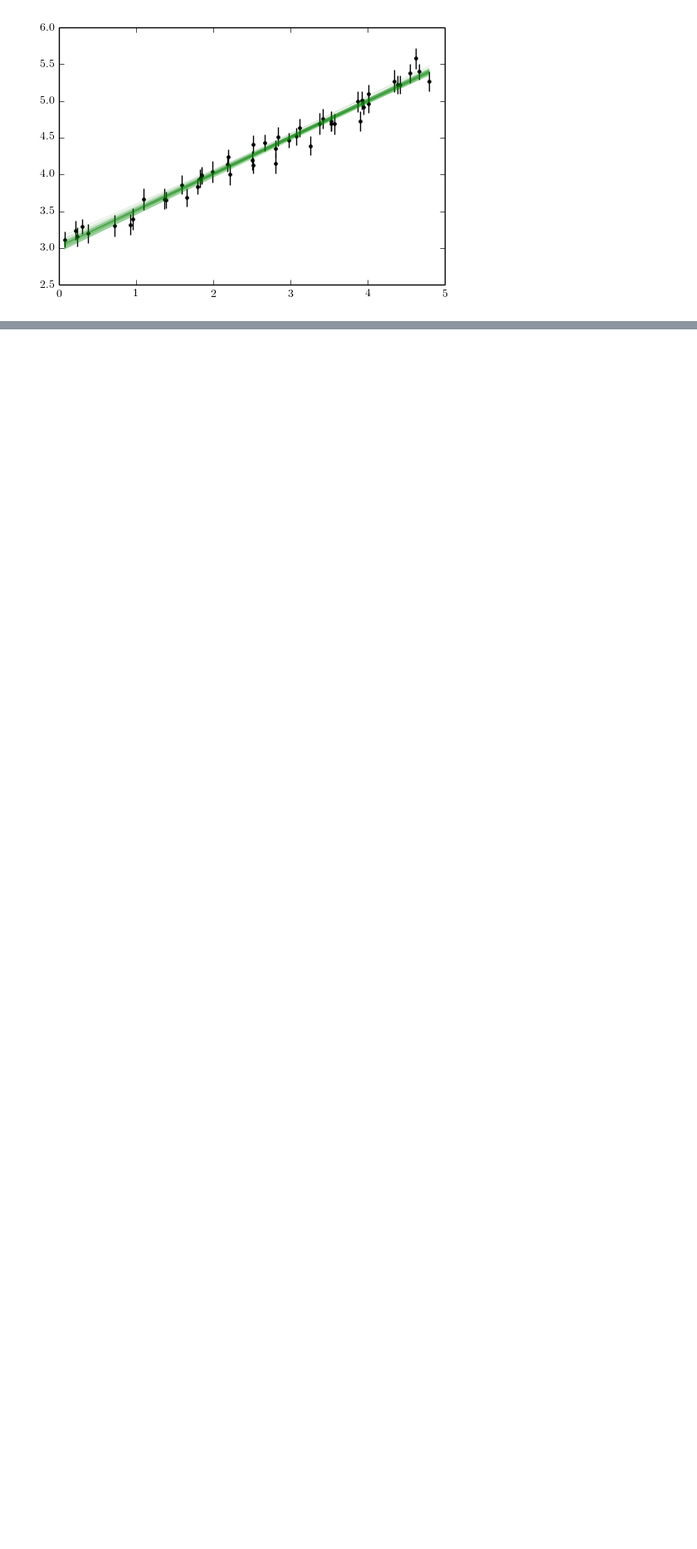
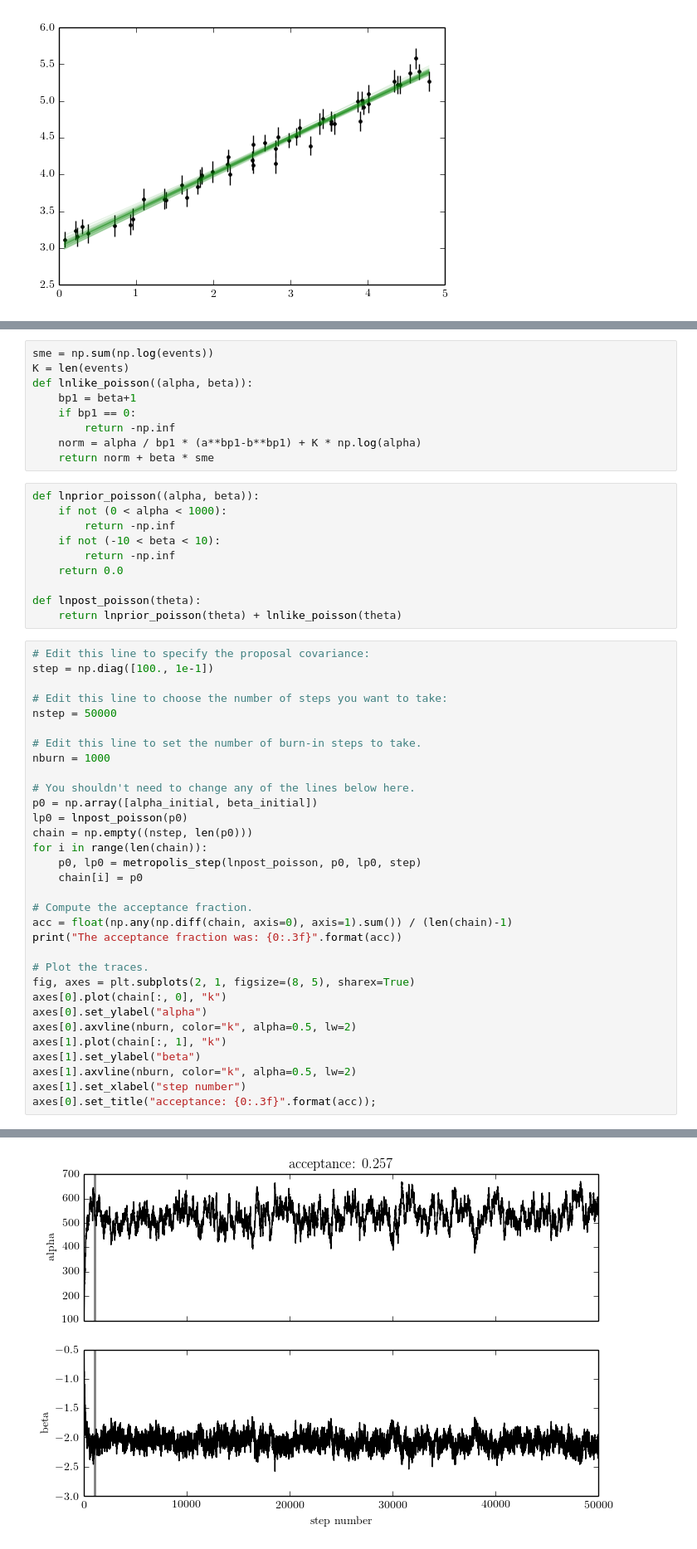
Before and after one commit to LocalGroupAstrostatistics2015/MCMC, a Jupyter notebook: MCMC tutorial (solutions).ipynb, the cells around one changed output, grey strips where cells are left out. Shown at 83% size. Saved outputs shown, nothing was run; the diff lists cells and outputs as text; blank space fills up the shorter version.

```diff
--- a/MCMC tutorial (solutions).ipynb
+++ b/MCMC tutorial (solutions).ipynb
@@ -337,0 +358,52 @@ len(events)
+# %%
+sme = np.sum(np.log(events))
+K = len(events)
+def lnlike_poisson((alpha, beta)):
+    bp1 = beta+1
+    if bp1 == 0:
+        return -np.inf
+    norm = alpha / bp1 * (a**bp1-b**bp1) + K * np.log(alpha)
+    return norm + beta * sme
+# %%
+def lnprior_poisson((alpha, beta)):
+    if not (0 < alpha < 1000):
+        return -np.inf
+    if not (-10 < beta < 10):
+        return -np.inf
+    return 0.0
+
+def lnpost_poisson(theta):
+    return lnprior_poisson(theta) + lnlike_poisson(theta)
+# %%
+# Edit this line to specify the proposal covariance:
+step = np.diag([100., 1e-1])
+
+# Edit this line to choose the number of steps you want to take:
+nstep = 50000
+
+# Edit this line to set the number of burn-in steps to take.
+nburn = 1000
+
+# You shouldn't need to change any of the lines below here.
+p0 = np.array([alpha_initial, beta_initial])
+lp0 = lnpost_poisson(p0)
+chain = np.empty((nstep, len(p0)))
+for i in range(len(chain)):
+    p0, lp0 = metropolis_step(lnpost_poisson, p0, lp0, step)
+    chain[i] = p0
+
+# Compute the acceptance fraction.
+acc = float(np.any(np.diff(chain, axis=0), axis=1).sum()) / (len(chain)-1)
+print("The acceptance fraction was: {0:.3f}".format(acc))
+
+# Plot the traces.
+fig, axes = plt.subplots(2, 1, figsize=(8, 5), sharex=True)
+axes[0].plot(chain[:, 0], "k")
+axes[0].set_ylabel("alpha")
+axes[0].axvline(nburn, color="k", alpha=0.5, lw=2)
+axes[1].plot(chain[:, 1], "k")
+axes[1].set_ylabel("beta")
+axes[1].axvline(nburn, color="k", alpha=0.5, lw=2)
+axes[1].set_xlabel("step number")
+axes[0].set_title("acceptance: {0:.3f}".format(acc));
+# %% [output]
@@ -337,0 +411 @@ len(events)
+[figure, added]
```
Also changed, not shown: parts of 15 cells of this notebook, 2 other files.
